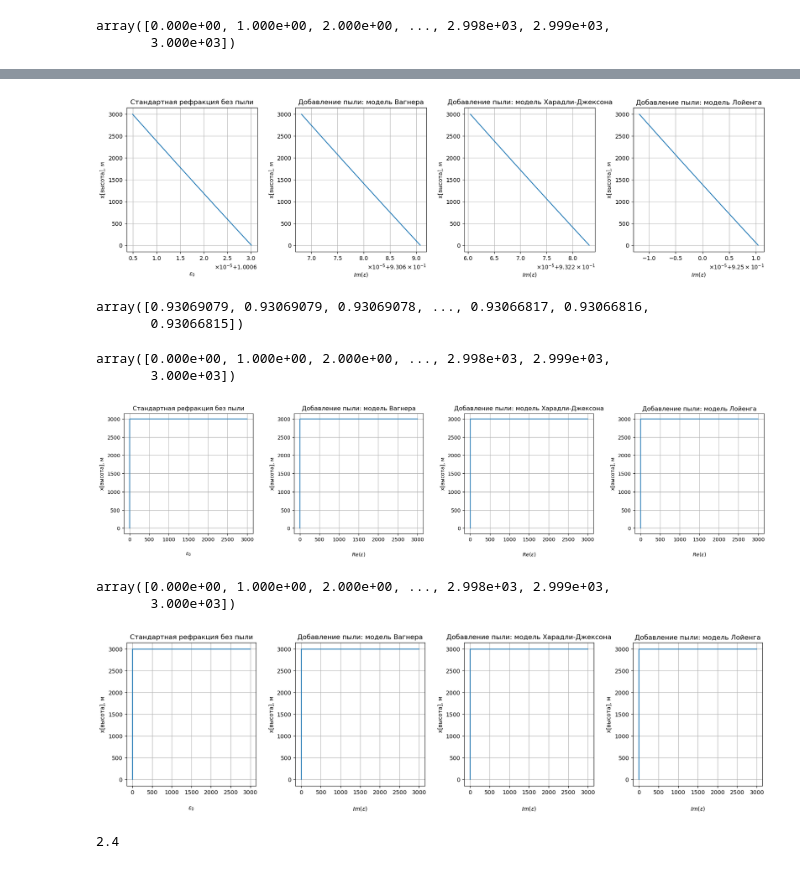
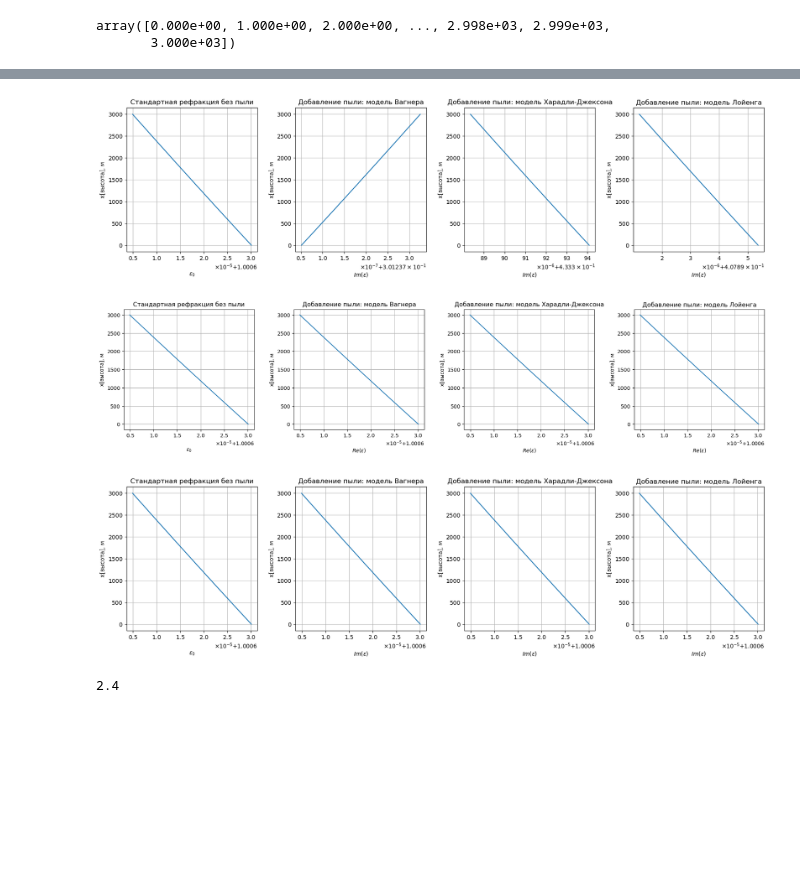
Before and after one commit to Margo-10/pe_radiowaves, a Jupyter notebook: pe_radiowaves.ipynb, the cells around one changed output, grey strips where cells are left out. Cells and saved outputs as stored; diff of their text form; code cells hidden in the pictures; blank space fills up the shorter version.

```diff
--- a/pe_radiowaves.ipynb
+++ b/pe_radiowaves.ipynb
@@ -88,14 +88,11 @@ plt.show()
 # %%
-for i in range(H_max):
-    eps_0[i] =  pow ((1 + (315*math.exp(-1.36 *1.e-5*i))*1.e-6),2)
-
-for i in range(H_max):
+for i in range(H_max+1):
     eps_w_complex[i]  = 3*eps_0[i]*phi_1*(eps_1.imag-eps_0[i])/(eps_1.imag+2*eps_0[i]) + eps_0[i]
 
-for i in range(H_max):
+for i in range(H_max+1):
     eps_kj_complex[i] = (2*eps_0[i]*phi_1*(eps_1.imag-eps_0[i]) + eps_0[i]*eps_1.imag + 2*eps_0[i]*eps_0[i])/(eps_1.imag+2*eps_0[i]-phi_1*(eps_1.imag-eps_0[i]))
 
-for i in range(H_max):
+for i in range(H_max+1):
     eps_l_complex[i] = pow((phi_1*(pow(eps_1.imag,1.0/3.0)-pow(eps_0[i],1.0/3.0)) + pow(eps_0[i],1.0/3.0)), 3)
 # %%
 fig = plt.figure()
@@ -108,7 +105,7 @@ plt.plot(eps_0, h)
 plt.ylabel('x[высота], м')
 plt.xlabel('$ε_0$', labelpad=18)
 plt.title('Стандартная рефракция без пыли')
-plt.ticklabel_format(style='scientific',  useMathText=bool)
+plt.ticklabel_format(style='scientific',  useMathText=bool, useLocale=True)
 plt.tight_layout()
 plt.grid(True)
 
@@ -118,7 +115,7 @@ plt.plot(eps_w_complex, h)
 plt.xlabel('$Im(ε)$', labelpad=18)
 plt.ylabel('x[высота], м')
 plt.title('Добавление пыли: модель Вагнера')
-plt.ticklabel_format(style='scientific',  useMathText=bool)
+plt.ticklabel_format(style='scientific',  useMathText=bool, useLocale=True)
 plt.tight_layout()
 plt.grid(True)
 
@@ -127,8 +124,7 @@ plt.plot(eps_kj_complex, h)
 plt.xlabel('$Im(ε)$', labelpad=18)
 plt.ylabel('x[высота], м')
 plt.title('Добавление пыли: модель Харадли-Джексона')
-plt.ticklabel_format(style='sci')
-plt.ticklabel_format(style='scientific',  useMathText=bool)
+plt.ticklabel_format(style='scientific',  useMathText=bool, useLocale=True)
 plt.tight_layout()
 plt.grid(True)
 
@@ -137,27 +133,21 @@ plt.plot(eps_l_complex, h)
 plt.xlabel('$Im(ε)$', labelpad=18)
 plt.ylabel('x[высота], м')
 plt.title('Добавление пыли: модель Лойенга')
-plt.ticklabel_format(style='scientific',  useMathText=bool)
+plt.ticklabel_format(style='scientific',  useMathText=bool, useLocale=True)
 plt.tight_layout(pad=2.08)
 plt.grid(True)
 
 plt.show()
-eps_w_complex
 # %% [output]
-[figure, old version]
+[figure, new version]
-array([0.93069079, 0.93069079, 0.93069078, ..., 0.93066817, 0.93066816,
-       0.93066815])
 # %%
-H_max = 3000
-h = np.linspace(0, H_max, H_max+1)
-phi_1 = np.linspace(0, H_max, H_max+1)
-eps_0 = np.linspace(0, H_max, H_max+1)
-eps_w_real = np.linspace(0, H_max, H_max+1)
-eps_kj_real = np.linspace(0, H_max, H_max+1)
-eps_l_real = np.linspace(0, H_max, H_max+1)
-eps_w_complex = np.linspace(0, H_max, H_max+1)
-eps_kj_complex = np.linspace(0, H_max, H_max+1)
-eps_l_complex = np.linspace(0, H_max, H_max+1)
+phi_1 = [0]*(H_max+1)
+# eps_w_real = [0]*H_max
+# eps_kj_real = [0]*H_max
+# eps_l_real = [0]*H_max
+# eps_w_complex = [0]*H_max
+# eps_kj_complex = [0]*H_max
+# eps_l_complex = [0]*H_max
 eps_1= 4.56 + cmath.sqrt(-1)*0.251
 b=0.28
 rho=2440
@@ -169,24 +159,18 @@ h_0 = 2
 #for Libya and Sudan
 gamma = 1.07
 C = 2.3*1.e-5
-eps_w_complex
-# %% [output]
-array([0.000e+00, 1.000e+00, 2.000e+00, ..., 2.998e+03, 2.999e+03,
-       3.000e+03])
+# %%
+for i in range(H_max):
+    phi_1[i+1] = C*pow(h_0/(i+1),b)/(rho*pow(V_0,gamma))
 # %%
-for i in range(H_max):
-    eps_0[i] =  pow ((1 + (315*math.exp(-1.36 *1.e-5*i))*1.e-6),2)
 
-for i in range(H_max):
-    phi_1[i] = C*pow(h_0/(i+1),b)/(rho*pow(V_0,gamma))
+for i in range(H_max+1):
     eps_w_real[i]  = 3*eps_0[i]*phi_1[i]*(eps_1.real-eps_0[i])/(eps_1.real+2*eps_0[i]) + eps_0[i]
 
-for i in range(H_max):
-    phi_1[i] = C*pow(h_0/(i+1),b)/(rho*pow(V_0,gamma))
+for i in range(H_max+1):
     eps_kj_real[i] = (2*eps_0[i]*phi_1[i]*(eps_1.real-eps_0[i]) + eps_0[i]*eps_1.real + 2*eps_0[i]*eps_0[i])/(eps_1.real+2*eps_0[i]-phi_1[i]*(eps_1.real-eps_0[i]))
 
-for i in range(H_max):
-    phi_1[i] = C*pow(h_0/(i+1),b)/(rho*pow(V_0,gamma))
+for i in range(H_max+1):
     eps_l_real[i] = pow((phi_1[i]*(pow(eps_1.real,1.0/3.0)-pow(eps_0[i],1.0/3.0)) + pow(eps_0[i],1.0/3.0)), 3)
 
 
@@ -204,51 +188,42 @@ plt.ticklabel_format(style='scientific',  useMathText=bool, useLocale=True)
 plt.grid(True)
 
 plt.subplot(1, 4, 2)
 plt.plot(eps_w_real, h)
 plt.xlabel('$Re(ε)$', labelpad=18)
 plt.ylabel('x[высота], м')
 plt.title('Добавление пыли: модель Вагнера')
 plt.ticklabel_format(style='scientific',  useMathText=bool, useLocale=True)
 plt.grid(True)
 
 plt.subplot(1, 4, 3)
 plt.plot(eps_kj_real, h)
 plt.xlabel('$Re(ε)$', labelpad=18)
 plt.ylabel('x[высота], м')
 plt.title('Добавление пыли: модель Харадли-Джексона')
 plt.ticklabel_format(style='scientific',  useMathText=bool, useLocale=True)
 plt.grid(True)
 
 plt.subplot(1, 4, 4)
 plt.plot(eps_l_real, h)
 plt.xlabel('$Re(ε)$', labelpad=18)
 plt.ylabel('x[высота], м')
 plt.title('Добавление пыли: модель Лойенга')
 plt.ticklabel_format(style='scientific',  useMathText=bool, useLocale=True)
 plt.tight_layout(pad=3.08)
 plt.grid(True)
 
 
 plt.show()
-eps_w_complex
 # %% [output]
-[figure, old version]
+[figure, new version]
-array([0.000e+00, 1.000e+00, 2.000e+00, ..., 2.998e+03, 2.999e+03,
-       3.000e+03])
 # %%
-for i in range(H_max):
-    eps_0[i] =  pow ((1 + (315*math.exp(-1.36 *1.e-5*i))*1.e-6),2)
-
-for i in range(H_max):
-    phi_1[i] = C*pow(h_0/(i+1),b)/(rho*pow(V_0,gamma))
+for i in range(H_max+1):
     eps_w_complex[i]  = 3*eps_0[i]*phi_1[i]*(eps_1.imag-eps_0[i])/(eps_1.imag+2*eps_0[i]) + eps_0[i]
 
-for i in range(H_max):
-    phi_1[i] = C*pow(h_0/(i+1),b)/(rho*pow(V_0,gamma))
+for i in range(H_max+1):
     eps_kj_complex[i] = (2*eps_0[i]*phi_1[i]*(eps_1.imag-eps_0[i]) + eps_0[i]*eps_1.imag + 2*eps_0[i]*eps_0[i])/(eps_1.imag+2*eps_0[i]-phi_1[i]*(eps_1.imag-eps_0[i]))
 
-for i in range(H_max):
-    phi_1[i] = C*pow(h_0/(i+1),b)/(rho*pow(V_0,gamma))
+for i in range(H_max+1):
     eps_l_complex[i] = pow((phi_1[i]*(pow(eps_1.imag,1.0/3.0)-pow(eps_0[i],1.0/3.0)) + pow(eps_0[i],1.0/3.0)), 3)
 
 fig = plt.figure()
@@ -296,4 +271,4 @@ plt.grid(True)
 
 plt.show()
 # %% [output]
-[figure, old version]
+[figure, new version]
```
Also changed, not shown: parts of 4 cells of this notebook.
